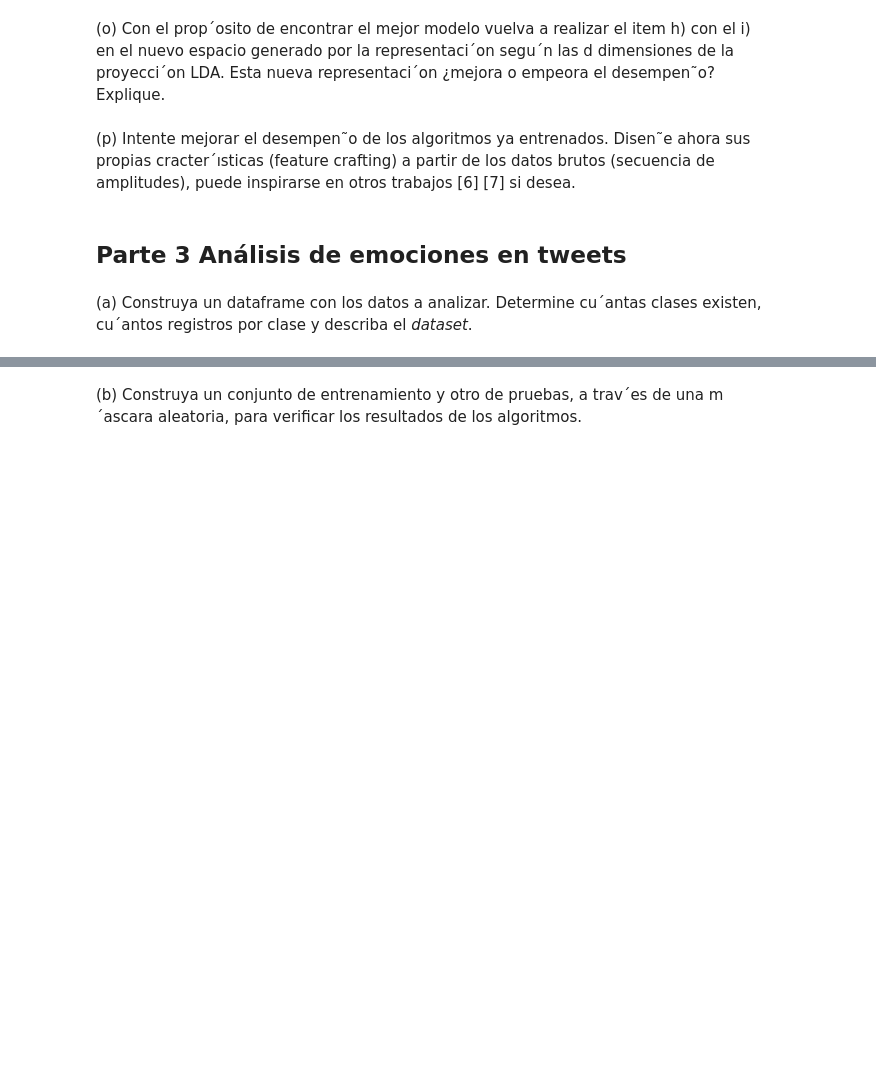
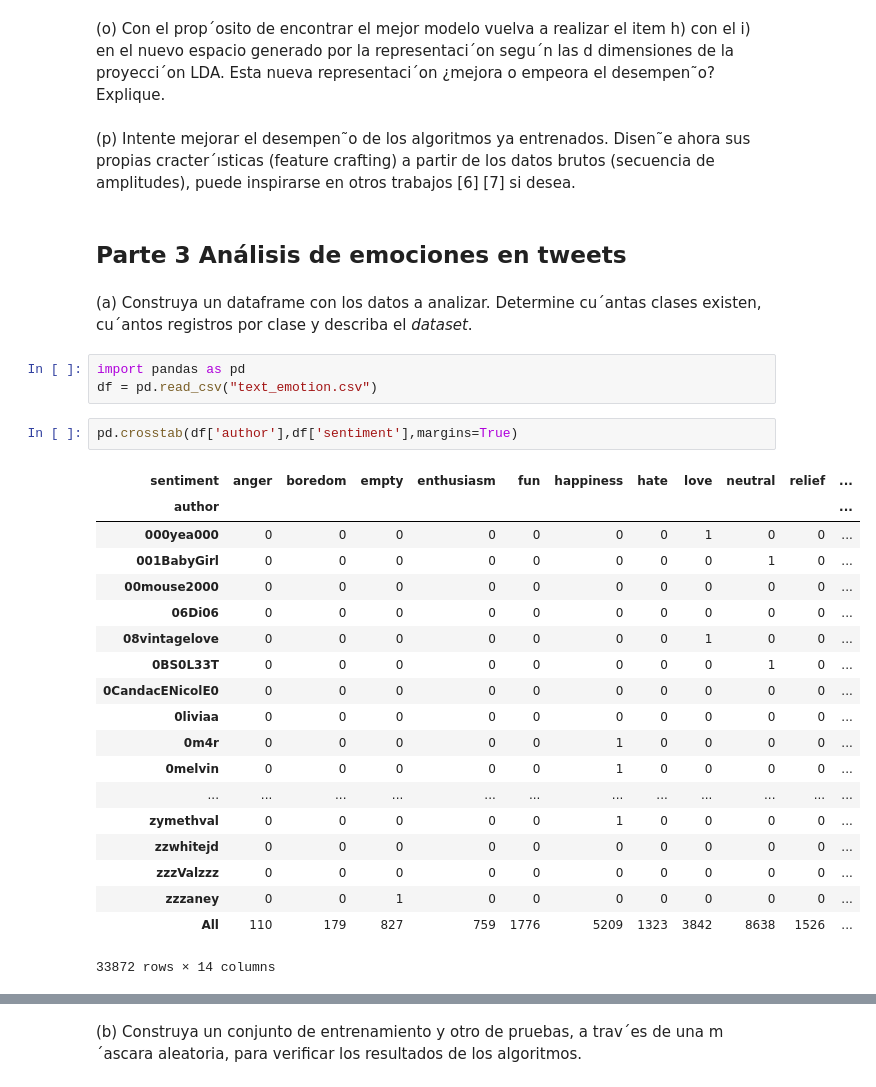
Before and after one commit to Caimapo/MachineLearning2017-02, a Jupyter notebook: Tarea 2 Máquinas de Aprendizaje.ipynb, the cells around one changed output, grey strips where cells are left out. Cells and saved outputs as stored; diff of their text form; blank space fills up the shorter version.

```diff
--- a/Tarea 2 Máquinas de Aprendizaje.ipynb
+++ b/Tarea 2 Máquinas de Aprendizaje.ipynb
@@ -194,3 +220,28 @@ def load_wav_file(name, path):
 ## Parte 3 Análisis de emociones en tweets
 # %% [markdown]
 (a) Construya un dataframe con los datos a analizar. Determine cu´antas clases existen, cu´antos registros por clase y describa el *dataset*.
+# %%
+import pandas as pd
+df = pd.read_csv("text_emotion.csv")
+# %%
+pd.crosstab(df['author'],df['sentiment'],margins=True)
+# %% [output]
+| sentiment | anger | boredom | empty | enthusiasm | fun | happiness | hate | love | neutral | relief | ... |
+| author |  |  |  |  |  |  |  |  |  |  | ... |
+| 000yea000 | 0 | 0 | 0 | 0 | 0 | 0 | 0 | 1 | 0 | 0 | ... |
+| 001BabyGirl | 0 | 0 | 0 | 0 | 0 | 0 | 0 | 0 | 1 | 0 | ... |
+| 00mouse2000 | 0 | 0 | 0 | 0 | 0 | 0 | 0 | 0 | 0 | 0 | ... |
+| 06Di06 | 0 | 0 | 0 | 0 | 0 | 0 | 0 | 0 | 0 | 0 | ... |
+| 08vintagelove | 0 | 0 | 0 | 0 | 0 | 0 | 0 | 1 | 0 | 0 | ... |
+| 0BS0L33T | 0 | 0 | 0 | 0 | 0 | 0 | 0 | 0 | 1 | 0 | ... |
+| 0CandacENicolE0 | 0 | 0 | 0 | 0 | 0 | 0 | 0 | 0 | 0 | 0 | ... |
+| 0liviaa | 0 | 0 | 0 | 0 | 0 | 0 | 0 | 0 | 0 | 0 | ... |
+| 0m4r | 0 | 0 | 0 | 0 | 0 | 1 | 0 | 0 | 0 | 0 | ... |
+| 0melvin | 0 | 0 | 0 | 0 | 0 | 1 | 0 | 0 | 0 | 0 | ... |
+| ... | ... | ... | ... | ... | ... | ... | ... | ... | ... | ... | ... |
+| zymethval | 0 | 0 | 0 | 0 | 0 | 1 | 0 | 0 | 0 | 0 | ... |
+| zzwhitejd | 0 | 0 | 0 | 0 | 0 | 0 | 0 | 0 | 0 | 0 | ... |
+| zzzValzzz | 0 | 0 | 0 | 0 | 0 | 0 | 0 | 0 | 0 | 0 | ... |
+| zzzaney | 0 | 0 | 1 | 0 | 0 | 0 | 0 | 0 | 0 | 0 | ... |
+| All | 110 | 179 | 827 | 759 | 1776 | 5209 | 1323 | 3842 | 8638 | 1526 | ... |
+33872 rows × 14 columns
```
Also changed, not shown: parts of 24 cells of this notebook, 1 other file.
